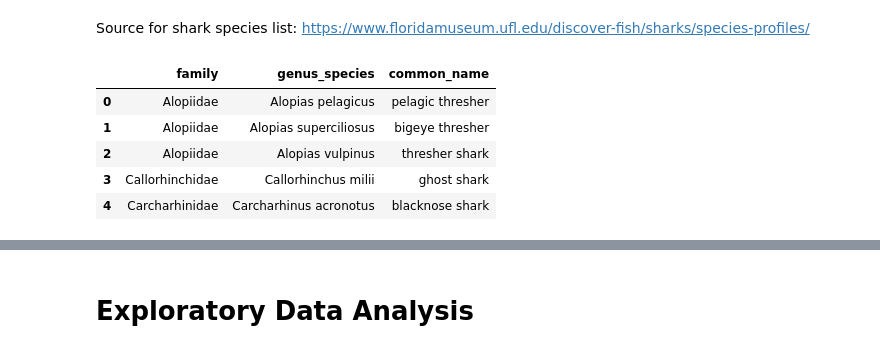
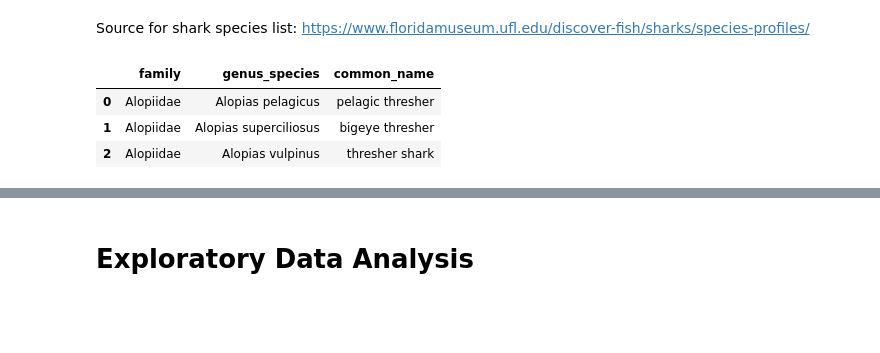
Before and after one commit to kpokrass/Shark_Attacks, a Jupyter notebook: shark_attacks.ipynb, the cells around one changed output, grey strips where cells are left out. Saved outputs shown, nothing was run; the diff lists cells and outputs as text; code cells hidden in the pictures; blank space fills up the shorter version.

Commit message:
confirming species

```diff
--- a/shark_attacks.ipynb
+++ b/shark_attacks.ipynb
@@ -516,13 +536,11 @@ regex_species
 Source for shark species list: https://www.floridamuseum.ufl.edu/discover-fish/sharks/species-profiles/
 # %%
 species = pd.read_excel('shark_species.xlsx')
-species.head()
+species.head(3)
 # %% [output]
 |  | family | genus_species | common_name |
 | 0 | Alopiidae | Alopias pelagicus | pelagic thresher |
 | 1 | Alopiidae | Alopias superciliosus | bigeye thresher |
 | 2 | Alopiidae | Alopias vulpinus | thresher shark |
-| 3 | Callorhinchidae | Callorhinchus milii | ghost shark |
-| 4 | Carcharhinidae | Carcharhinus acronotus | blacknose shark |
 # %%
 species_list = list(species.common_name.unique())
```
Also changed, not shown: parts of 26 cells of this notebook.
